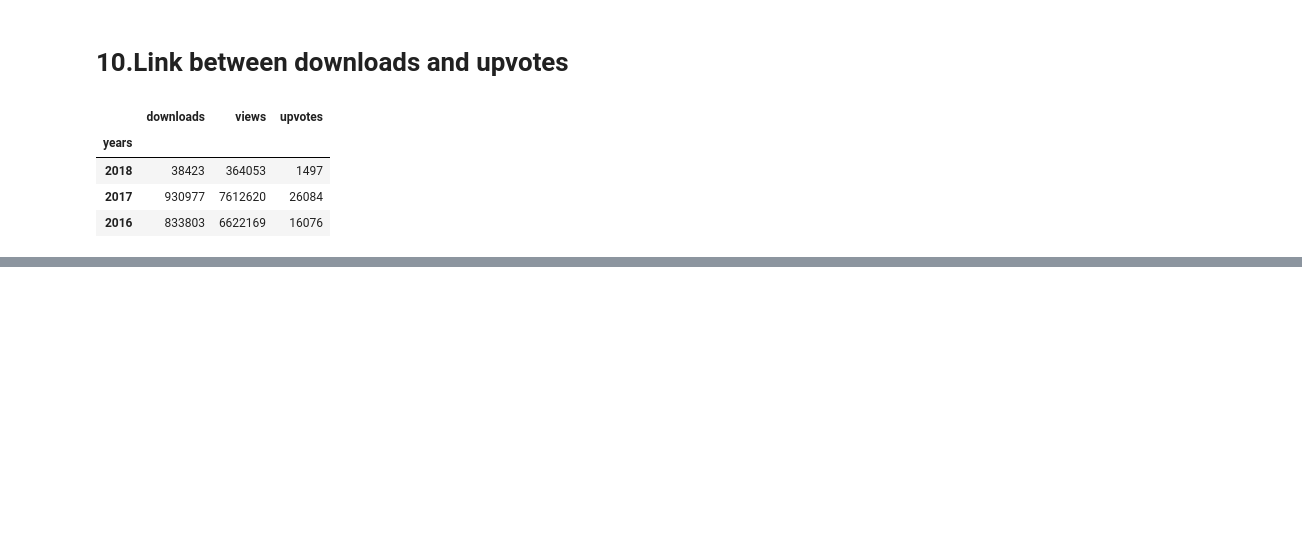
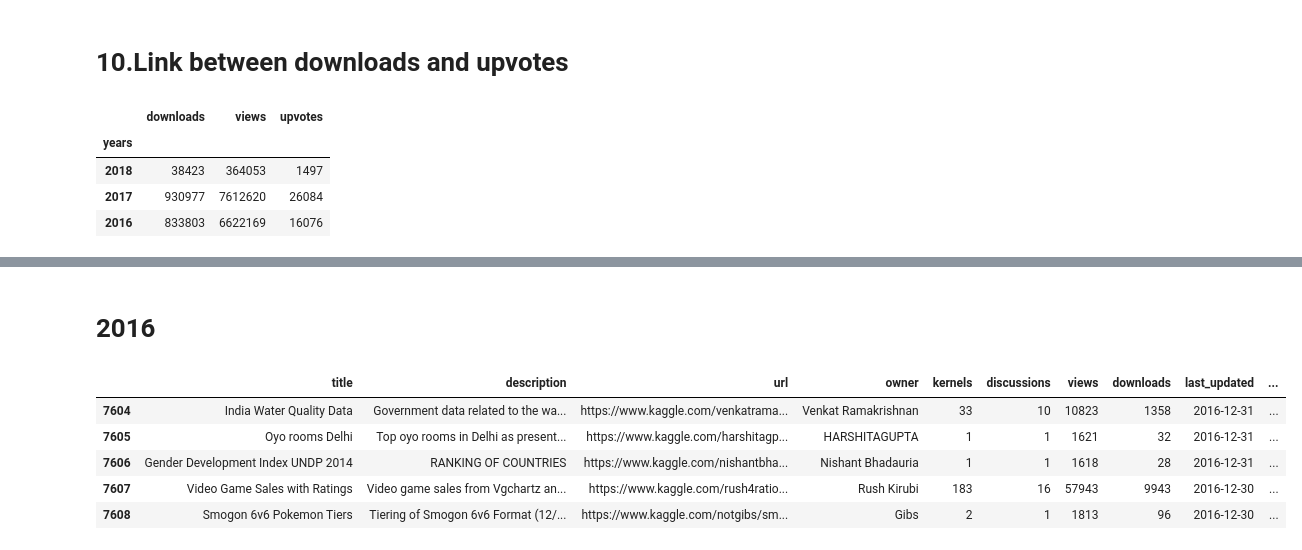
Before and after one commit to Namrata-Paul/Datasets, a Jupyter notebook: sjit_analysis.ipynb, the cells around one changed output, grey strips where cells are left out. Drawn from its saved outputs; the diff is of its cells as text; code cells hidden in the pictures; blank space fills up the shorter version.

```diff
--- a/sjit_analysis.ipynb
+++ b/sjit_analysis.ipynb
@@ -278,0 +340,13 @@ p.iplot(kind='heatmap')
+# %% [markdown]
+# 2016
+# %%
+n3=df[(df['last_updated']>='2016-01-01') & (df['last_updated']<='2016-12-31')]
+n3['month']=pd.to_datetime(n3['last_updated']).dt.strftime('%m')
+n3.head(5)
+# %% [output]
+|  | title | description | url | owner | kernels | discussions | views | downloads | last_updated | ... |
+| 7604 | India Water Quality Data | Government data related to the wa... | https://www.kaggle.com/venkatrama... | Venkat Ramakrishnan | 33 | 10 | 10823 | 1358 | 2016-12-31 | ... |
+| 7605 | Oyo rooms Delhi | Top oyo rooms in Delhi as present... | https://www.kaggle.com/harshitagp... | HARSHITAGUPTA | 1 | 1 | 1621 | 32 | 2016-12-31 | ... |
+| 7606 | Gender Development Index UNDP 2014 | RANKING OF COUNTRIES | https://www.kaggle.com/nishantbha... | Nishant Bhadauria | 1 | 1 | 1618 | 28 | 2016-12-31 | ... |
+| 7607 | Video Game Sales with Ratings | Video game sales from Vgchartz an... | https://www.kaggle.com/rush4ratio... | Rush Kirubi | 183 | 16 | 57943 | 9943 | 2016-12-30 | ... |
+| 7608 | Smogon 6v6 Pokemon Tiers | Tiering of Smogon 6v6 Format (12/... | https://www.kaggle.com/notgibs/sm... | Gibs | 2 | 1 | 1813 | 96 | 2016-12-30 | ... |
```
Also changed, not shown: parts of 13 cells of this notebook, 1 other file.
